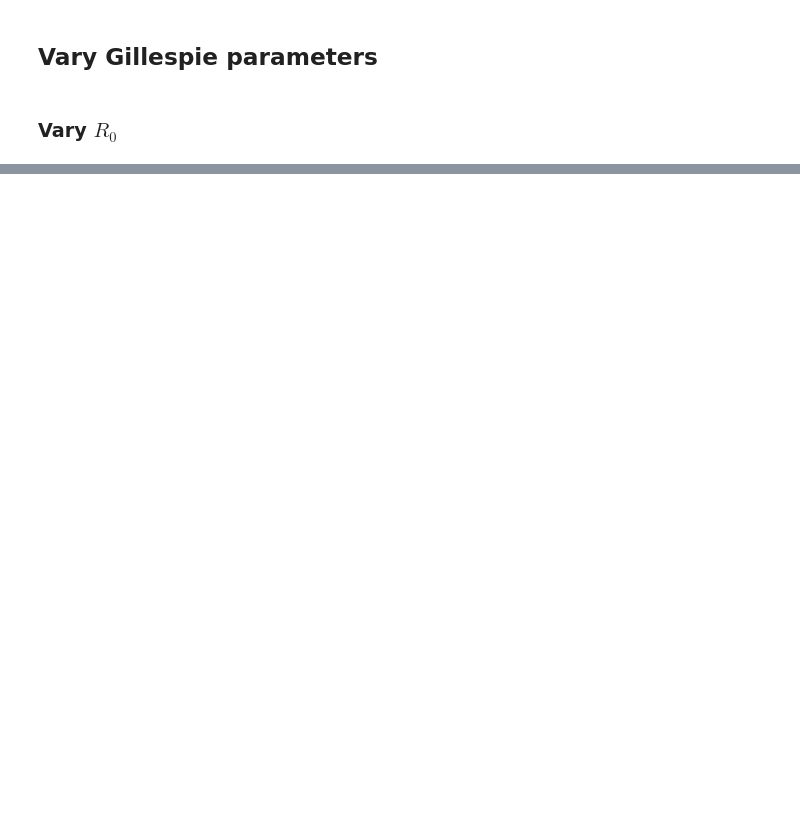
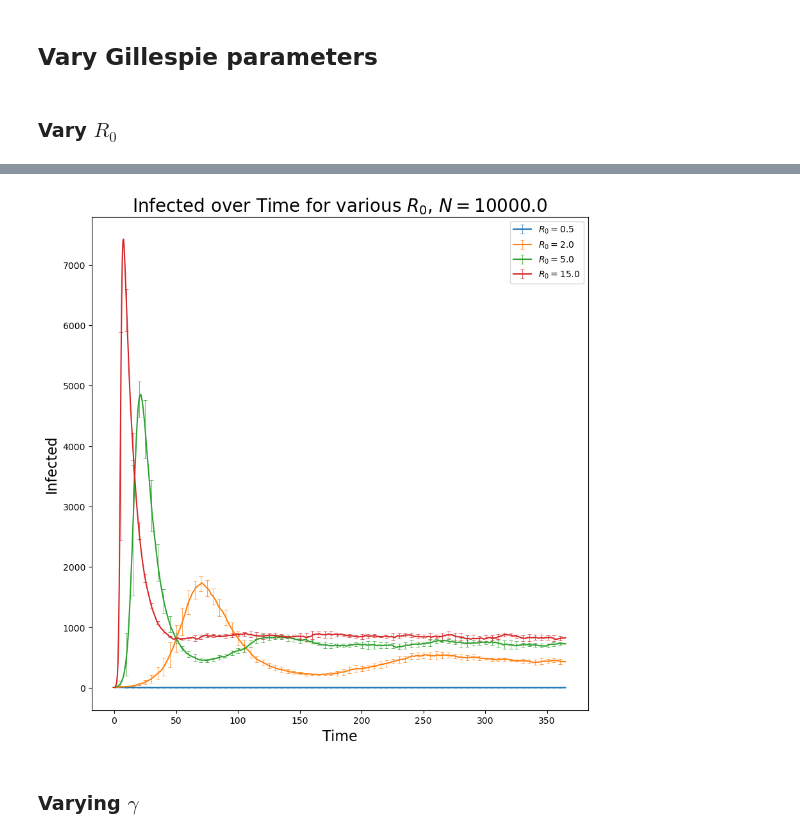
Before and after one commit to kylehtunis/stochastic-modeling, a Jupyter notebook: problem1.ipynb, the cells around one changed output, grey strips where cells are left out. Drawn from its saved outputs; the diff is of its cells as text; code cells hidden in the pictures; blank space fills up the shorter version.

```diff
--- a/problem1.ipynb
+++ b/problem1.ipynb
@@ -318,0 +336,17 @@ Ran iteration 5 in 1.42 seconds
+# %%
+graphed_r0s = [0.5, 2.0, 5.0, 15.0]
+plt.figure(figsize=(10, 10))
+for ex in r0experiments.experiments:
+    if ex.params.r0 not in graphed_r0s:
+        continue
+    mean, std = ex.results.mean_and_std_infected()
+    plt.errorbar(ex.results.t, mean, yerr=std, errorevery=10, capsize=2, elinewidth=0.5, capthick=0.5, label=f"$R_0={ex.params.r0}$")
+plt.xlabel("Time", fontsize=16)
+plt.ylabel("Infected", fontsize=16)
+plt.title(f'Infected over Time for various $R_0$, $N={population_size}$' , fontsize=20)
+plt.legend()
+plt.show()
+# %% [output]
+[figure, added]
+# %% [markdown]
+### Varying $\gamma$
```
Also changed, not shown: parts of 8 cells of this notebook.
